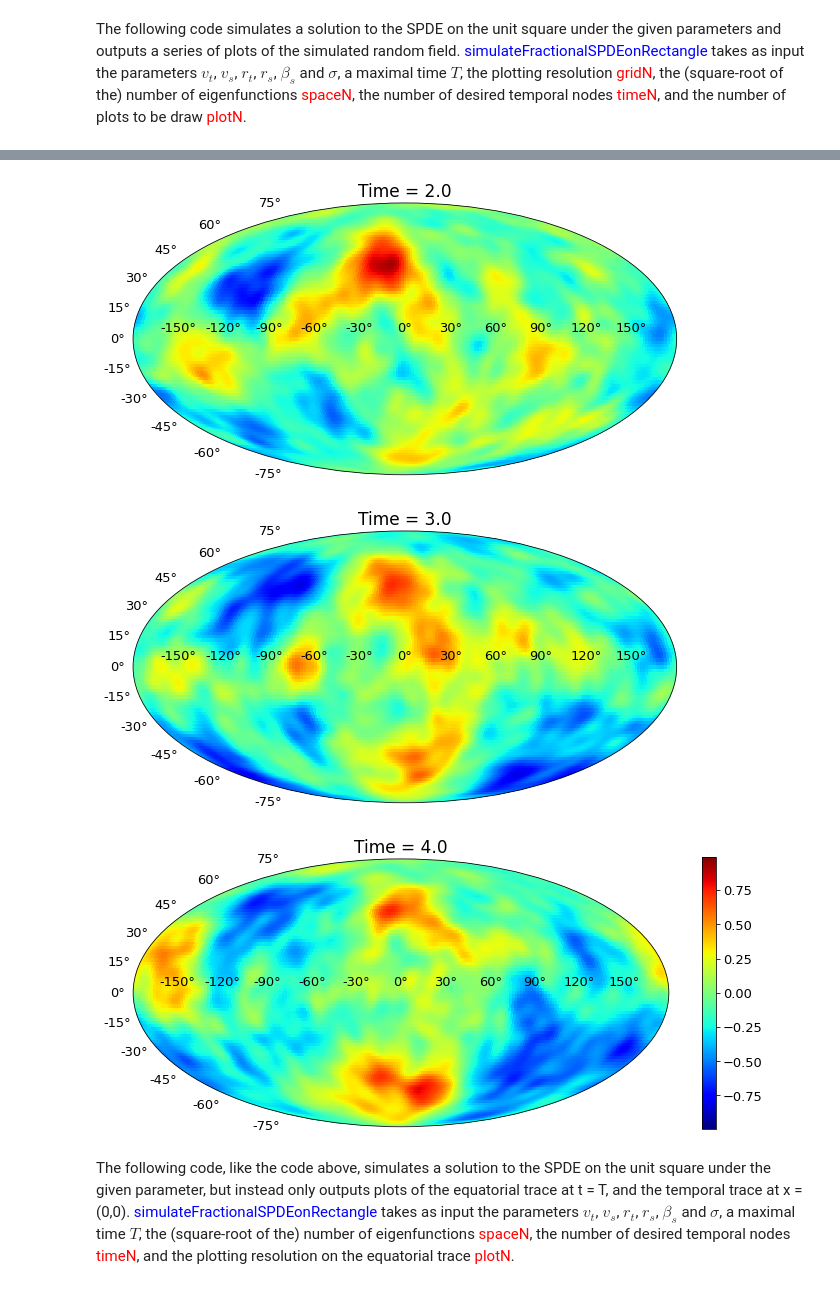
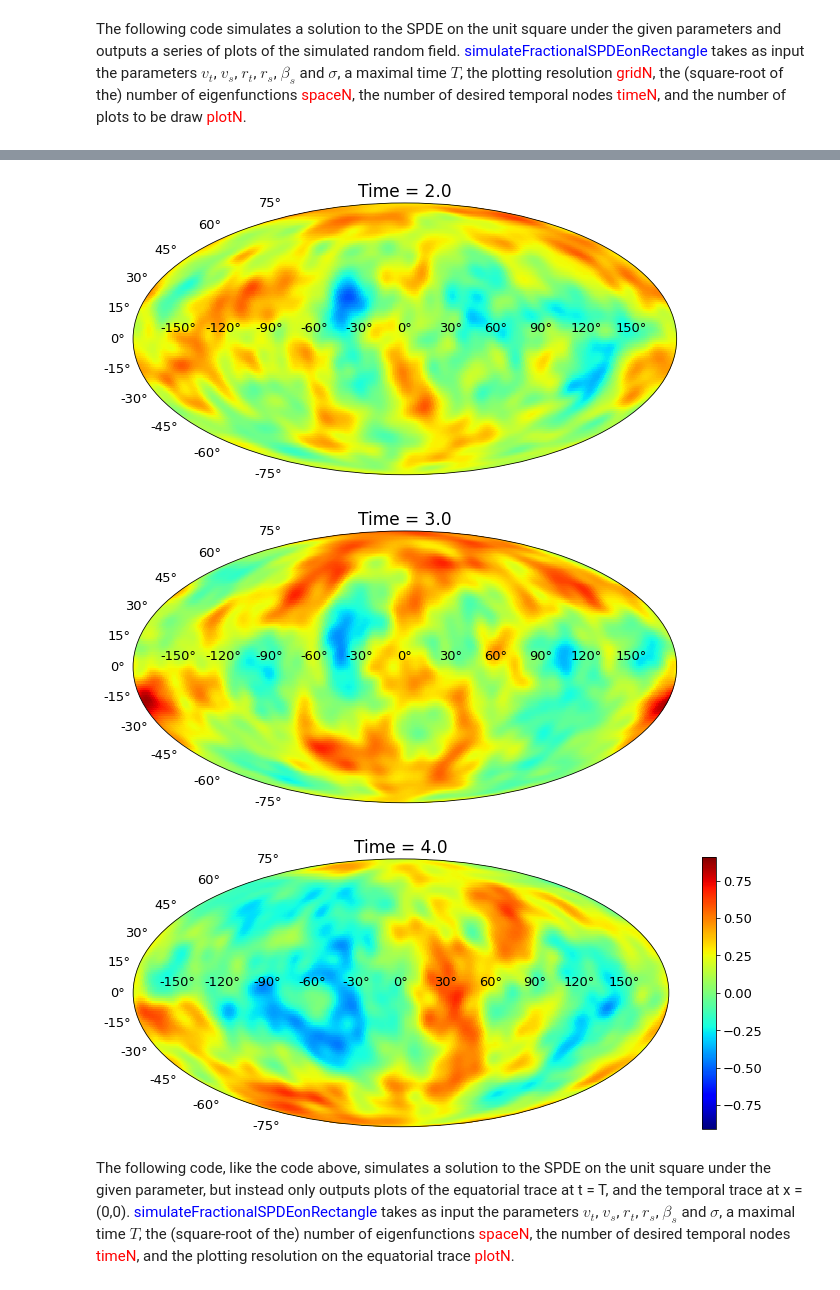
Before and after one commit to Kriekskaeri/FractionalSPDEMethods, a Jupyter notebook: FractionalSPDEMethods.ipynb, the cells around one changed output, grey strips where cells are left out. Drawn from its saved outputs; the diff is of its cells as text; code cells hidden in the pictures.

```diff
--- a/FractionalSPDEMethods.ipynb
+++ b/FractionalSPDEMethods.ipynb
@@ -330,13 +330,13 @@ def simulateFractionalSPDEonRectangle(v_t, v_s, r_t, r_s, b_, sigma, T, gridN, s
             keys.append(k)
             XI[k] = (n_**2 + m_**2)* pi**2
             MU[k] = r**(-1) * (ka**2 + XI[k])**(al)
-            LA[k] = sigma**2 * r**(-ga) * (ka**2 + XI[k])**(-be)
+            LA[k] = r**(-2*ga) * (ka**2 + XI[k])**(-be)
             NORM.append(LA[k] * MU[k]**(1 - 2*ga))
 
     #normalize LA
     C = scipy.special.gamma(2 * ga - 1) / scipy.special.gamma(ga)**2 * 2**(1 - 2*ga) * sum(NORM)
     for k in keys:
-        LA[k] = LA[k] / C
+        LA[k] = sigma**2 * LA[k] / C
 
     xx = np.linspace(0, 1, gridN + 1)
     yy = np.linspace(0, 1, gridN + 1)
@@ -392,18 +392,20 @@ def simulateFractionalSPDEonRectangle(v_t, v_s, r_t, r_s, b_, sigma, T, gridN, s
 
             if i==plotN: fig.colorbar(im, orientation='vertical');
 
+            plt.savefig('/Users/simenkfu/Desktop/plots_for_article/rectsim'+str(i), dpi=300, bbox_inches='tight')
+
             plt.show()
 
     return(X)
 # %%
 #Set desired resolutions
 T = 10
-gridN = 50
+gridN = 100
 spaceN = 50
 timeN = 50
 
 #Simulate
 np.random.seed(0)
-X = simulateFractionalSPDEonRectangle(v_t = 1, v_s = 1, r_t = 5, r_s = 0.5, b_ = 0.5, sigma = 1, T = T, gridN = gridN, spaceN = spaceN, timeN = timeN, plotN = 10)
+X = simulateFractionalSPDEonRectangle(v_t = 1.0, v_s = 1.0, r_t = 5.0, r_s = 0.5, b_ = 0.5, sigma = 1.0, T = T, gridN = gridN, spaceN = spaceN, timeN = timeN, plotN = 10)
 # %% [output]
 ----------------------------------------------------------------------------------------------------
@@ -491,13 +493,13 @@ def simulateFractionalSPDEonSphere(v_t, v_s, r_t, r_s, b_, sigma, T, gridN, spac
             keys.append((l,m))
             XI[(l,m)] = l * (l + 1) / radius
             MU[(l,m)] = r**(-1) * (ka**2 + XI[(l,m)])**(al)
-            LA[(l,m)] = sigma**2 * r**(-ga) * (ka**2 + XI[(l,m)])**(-be)
+            LA[(l,m)] = r**(-2*ga) * (ka**2 + XI[(l,m)])**(-be)
             NORM.append(LA[(l,m)] * MU[(l,m)]**(1 - 2 * ga))
 
     #normalize LA
     C = scipy.special.gamma(2 * ga - 1) / scipy.special.gamma(ga)**2 * 2**(1 - 2*ga) * sum(NORM)
     for k in keys:
-        LA[k] = LA[k] / C
+        LA[k] = sigma**2 * LA[k] / C
 
     THETA = np.linspace(0, 2*pi, 2*gridN + 1)
     PHI = np.linspace(0, pi, gridN + 1)
@@ -556,16 +558,17 @@ def simulateFractionalSPDEonSphere(v_t, v_s, r_t, r_s, b_, sigma, T, gridN, spac
 
             if i==plotN: fig.colorbar(im, orientation='vertical');
 
+            plt.savefig('/Users/simenkfu/Desktop/plots_for_article/spheresim'+str(i), dpi=300, bbox_inches='tight')
             plt.show()
 
     return(X)
 # %%
-gridN = 100
+gridN = 150
 spaceN = 32
 timeN = 80
 plotN = 4
 
 np.random.seed(0)
-X = simulateFractionalSPDEonSphere(v_t = 1, v_s = 1, r_t = 5.0, r_s = 1.0, b_ = 0.5, sigma = 10, T = 4, gridN = gridN, spaceN = spaceN, timeN = timeN, plotN = plotN)
+X = simulateFractionalSPDEonSphere(v_t = 1.0, v_s = 1.0, r_t = 5.0, r_s = 1.0, b_ = 0.5, sigma = 1.0, T = 4, gridN = gridN, spaceN = spaceN, timeN = timeN, plotN = plotN)
 # %% [output]
 ----------------------------------------------------------------------------------------------------
@@ -584,6 +587,6 @@ Interpolating onto grid: Done! ( 399.85 s.)
-[figure, old version]
+[figure, new version]
-[figure, old version]
+[figure, new version]
-[figure, old version]
+[figure, new version]
 # %% [markdown]
 The following code, like the code above, simulates a solution to the SPDE on the unit square under the given parameter, but instead only outputs plots of the equatorial trace at t = T, and the temporal trace at x = (0,0). <span style="color:blue">simulateFractionalSPDEonRectangle</span> takes as input the parameters $v_t$, $v_s$, $r_t$, $r_s$, $\beta_s$ and $\sigma$, a maximal time $T$, the (square-root of the) number of eigenfunctions <span style="color:red">spaceN</span>, the number of desired temporal nodes <span style="color:red">timeN</span>, and the plotting resolution on the equatorial trace <span style="color:red">plotN</span>.
 # %%
```
Also changed, not shown: parts of 10 cells of this notebook.
